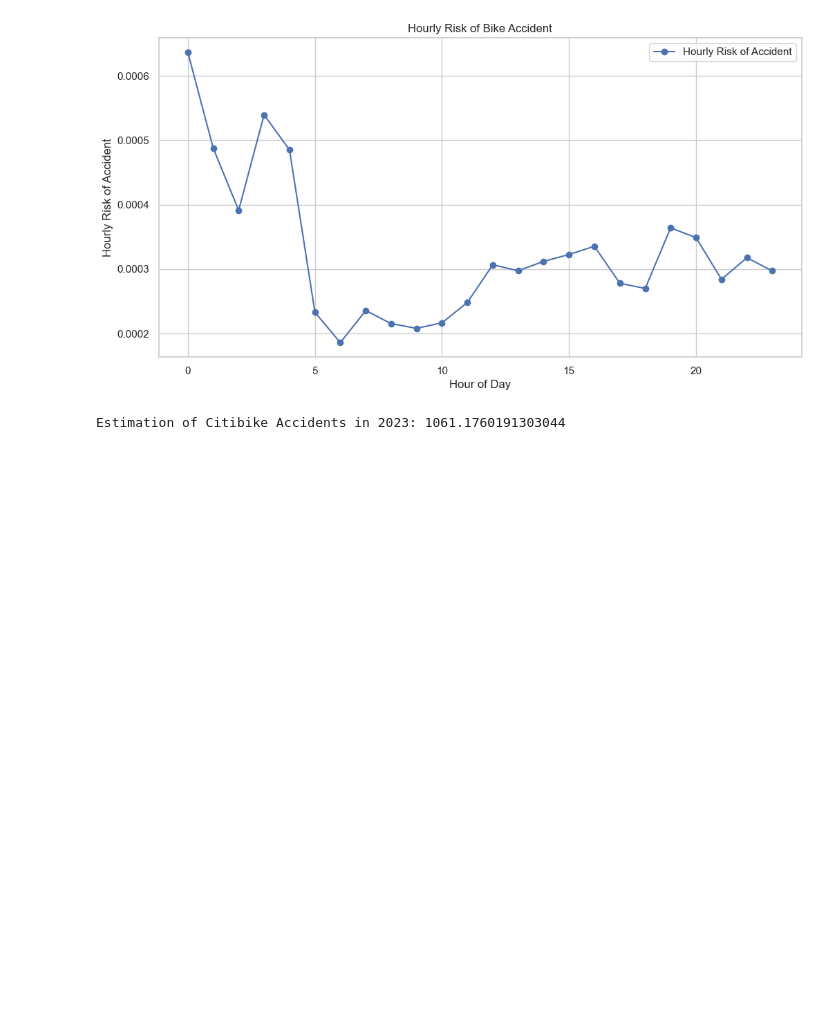
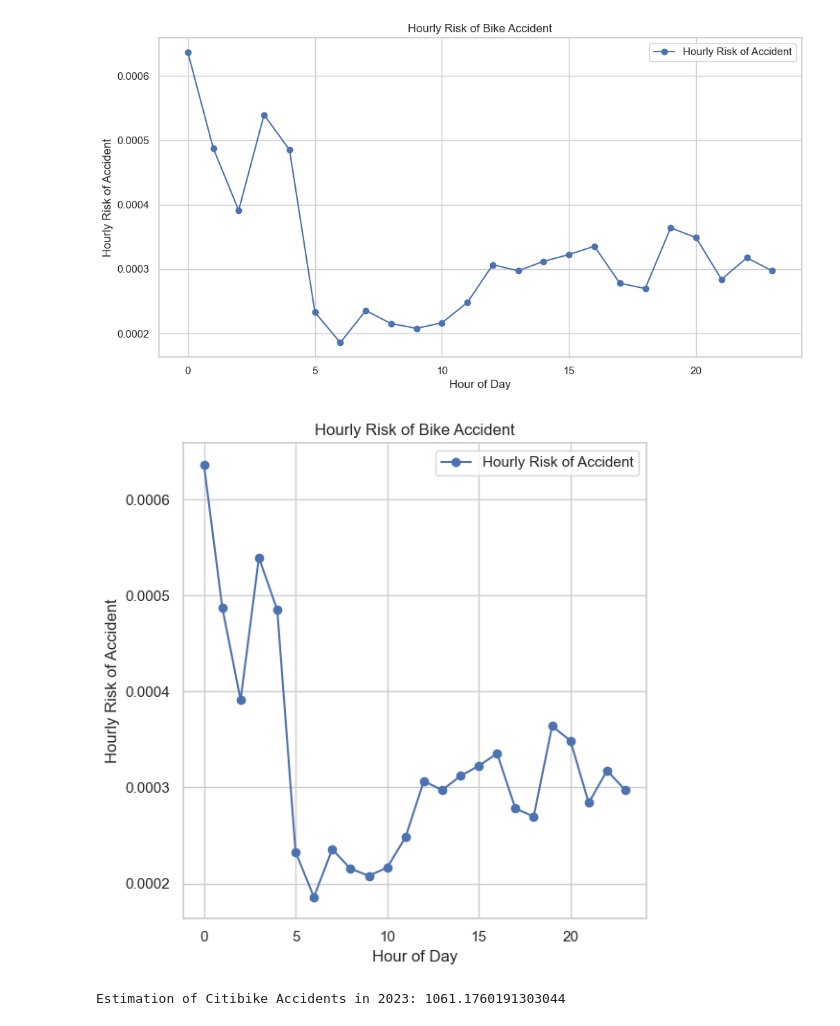
Before and after one commit to aziztnani/Citibike_insurance, a Jupyter notebook: notebooks/data_analysis.ipynb, the cells around one changed output. Saved outputs shown, nothing was run; the diff lists cells and outputs as text; code cells hidden in the pictures; blank space fills up the shorter version.

```diff
--- a/notebooks/citibike_data_analysis.ipynb
+++ b/notebooks/data_analysis.ipynb
@@ -785,6 +737,20 @@ plt.grid(True)
 plt.show()
 # %% [output]
 [figure]
+# %%
+# Step 5: Plot hourly risk
+plt.figure(figsize=(6, 6))
+plt.plot(hourly_risk_df['hour'], hourly_risk_df['hourly_risk'], marker='o', linestyle='-', label='Hourly Risk of Accident')
+plt.xlabel('Hour of Day')
+plt.ylabel('Hourly Risk of Accident')
+plt.title('Hourly Risk of Bike Accident')
+plt.legend()
+plt.grid(True)
+plt.tight_layout()
+plt.savefig('../results/Time_of_day_factor_risk.jpg')
+plt.show()
+# %% [output]
+[figure, added]
 # %%
 nb_trip_citibike = trip_data.count()
 Nb_accidents_citibike_estimated = nb_trip_citibike*avg_risk_per_trip
```
Also changed, not shown: parts of 22 cells of this notebook, 6 other files.
